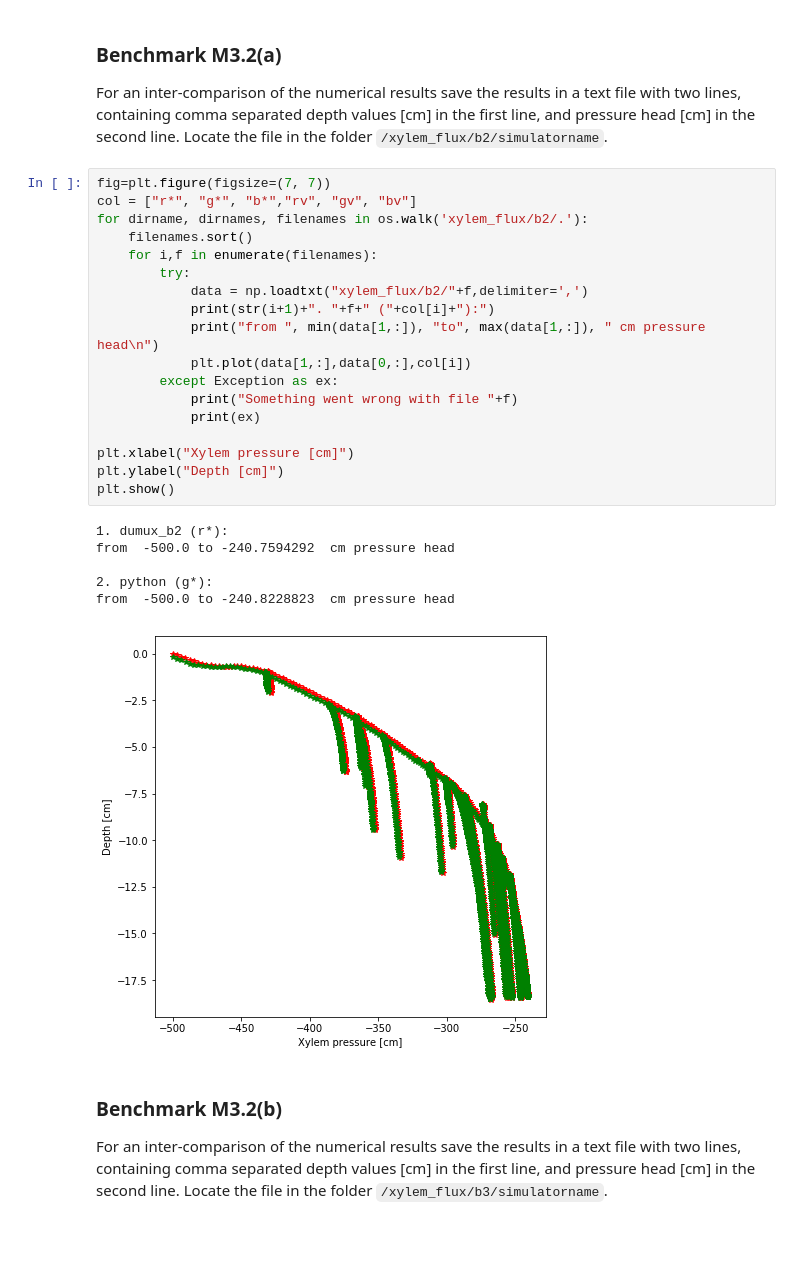
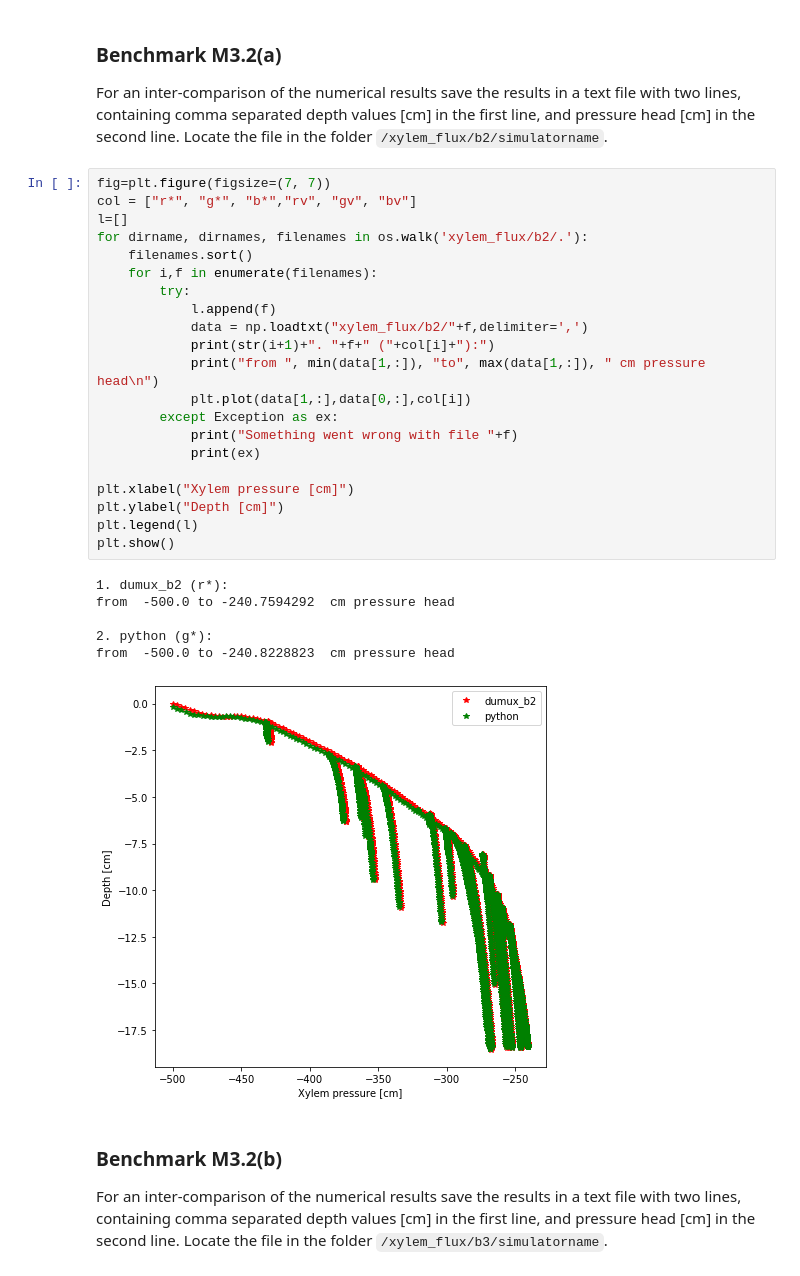
Before and after one commit to RSA-benchmarks/collaborative-comparison, a Jupyter notebook: Water flow in roots.ipynb, the cells around one changed output. Drawn from its saved outputs; the diff is of its cells as text; blank space fills up the shorter version.

Commit message:
added legends

```diff
--- a/Water flow in roots.ipynb
+++ b/Water flow in roots.ipynb
@@ -278,28 +278,31 @@ For an inter-comparison of the numerical results save the results in a text file
 # %%
 fig=plt.figure(figsize=(7, 7))
 col = ["r*", "g*", "b*","rv", "gv", "bv"]
+l=[]
 for dirname, dirnames, filenames in os.walk('xylem_flux/b2/.'):
     filenames.sort()
     for i,f in enumerate(filenames):
         try:
+            l.append(f)
             data = np.loadtxt("xylem_flux/b2/"+f,delimiter=',')
             print(str(i+1)+". "+f+" ("+col[i]+"):")
             print("from ", min(data[1,:]), "to", max(data[1,:]), " cm pressure head\n")
             plt.plot(data[1,:],data[0,:],col[i])
         except Exception as ex:
             print("Something went wrong with file "+f)
             print(ex)
 
 plt.xlabel("Xylem pressure [cm]")
 plt.ylabel("Depth [cm]")
+plt.legend(l)
 plt.show()
 # %% [output]
 1. dumux_b2 (r*):
 from  -500.0 to -240.7594292  cm pressure head
 
 2. python (g*):
 from  -500.0 to -240.8228823  cm pressure head
-[figure, old version]
+[figure, new version]
 # %% [markdown]
 ### Benchmark M3.2(b)
 
```
Also changed, not shown: parts of 10 cells of this notebook.
